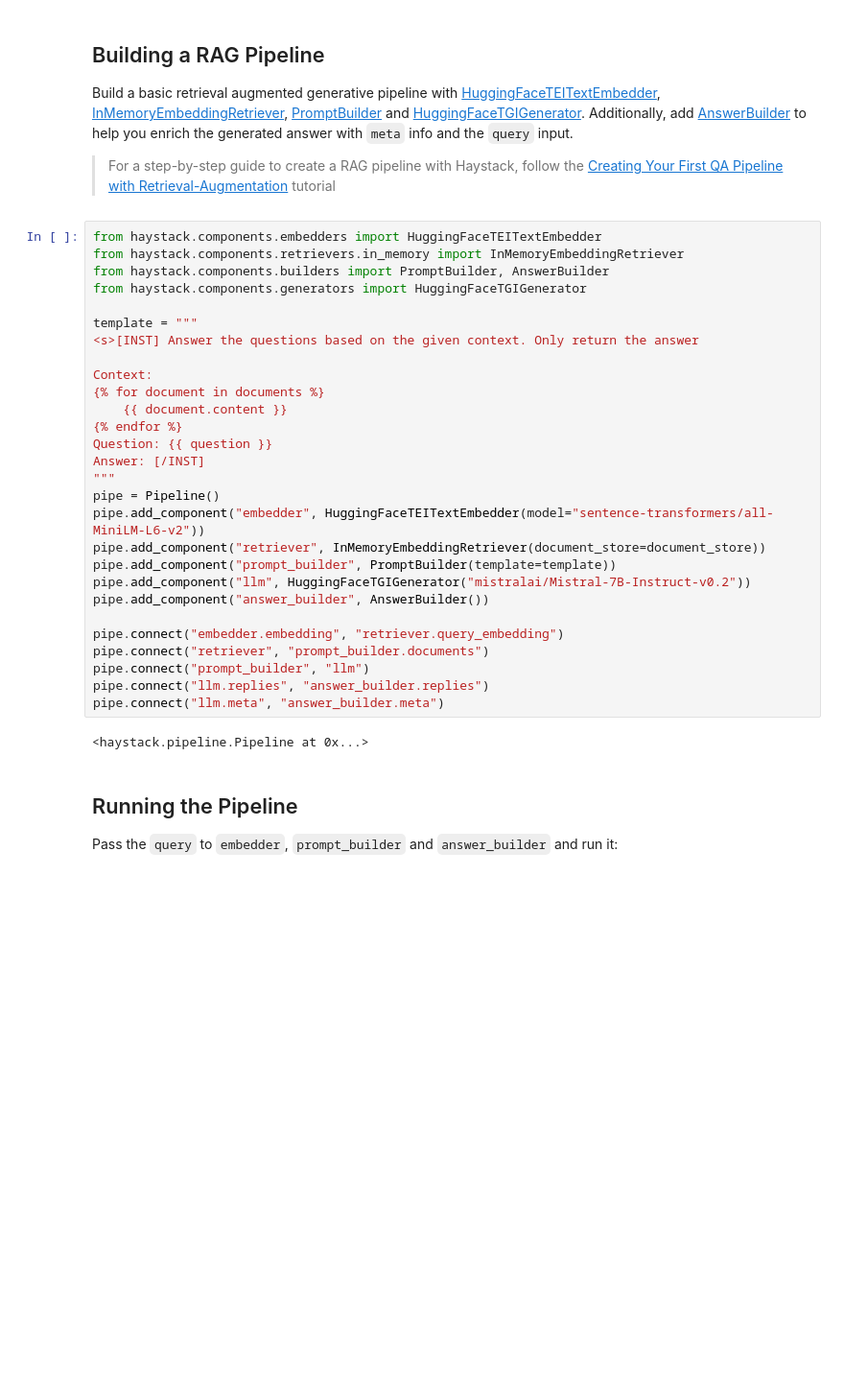
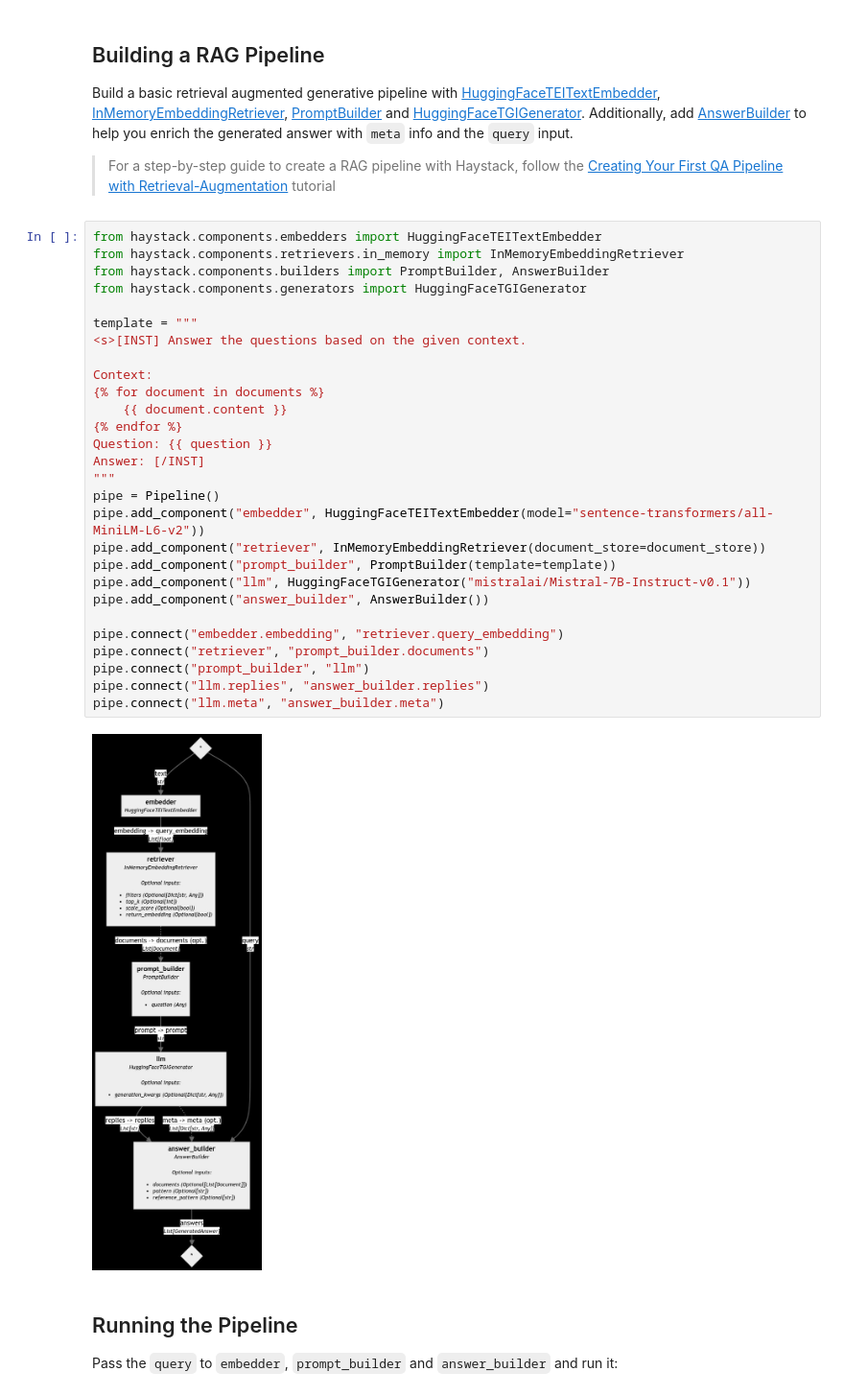
Before and after one commit to deepset-ai/haystack-tutorials, a Jupyter notebook: tutorials/37_Simplifying_Pipeline_Inputs_with_Multiplexer.ipynb, the cells around one changed output. Shown at 96% size. Saved outputs shown, nothing was run; the diff lists cells and outputs as text; blank space fills up the shorter version.

Commit message:
Change Mistral model name

```diff
--- a/tutorials/37_Simplifying_Pipeline_Inputs_with_Multiplexer.ipynb
+++ b/tutorials/37_Simplifying_Pipeline_Inputs_with_Multiplexer.ipynb
@@ -97,33 +112,33 @@ Build a basic retrieval augmented generative pipeline with [HuggingFaceTEITextEm
 # %%
 from haystack.components.embedders import HuggingFaceTEITextEmbedder
 from haystack.components.retrievers.in_memory import InMemoryEmbeddingRetriever
 from haystack.components.builders import PromptBuilder, AnswerBuilder
 from haystack.components.generators import HuggingFaceTGIGenerator
 
 template = """
-<s>[INST] Answer the questions based on the given context. Only return the answer
+<s>[INST] Answer the questions based on the given context.
 
 Context:
 {% for document in documents %}
     {{ document.content }}
 {% endfor %}
 Question: {{ question }}
 Answer: [/INST]
 """
 pipe = Pipeline()
 pipe.add_component("embedder", HuggingFaceTEITextEmbedder(model="sentence-transformers/all-MiniLM-L6-v2"))
 pipe.add_component("retriever", InMemoryEmbeddingRetriever(document_store=document_store))
 pipe.add_component("prompt_builder", PromptBuilder(template=template))
-pipe.add_component("llm", HuggingFaceTGIGenerator("mistralai/Mistral-7B-Instruct-v0.2"))
+pipe.add_component("llm", HuggingFaceTGIGenerator("mistralai/Mistral-7B-Instruct-v0.1"))
 pipe.add_component("answer_builder", AnswerBuilder())
 
 pipe.connect("embedder.embedding", "retriever.query_embedding")
 pipe.connect("retriever", "prompt_builder.documents")
 pipe.connect("prompt_builder", "llm")
 pipe.connect("llm.replies", "answer_builder.replies")
 pipe.connect("llm.meta", "answer_builder.meta")
 # %% [output]
-<haystack.pipeline.Pipeline at 0x...>
+[figure, added]
 # %% [markdown]
 ## Running the Pipeline
 Pass the `query` to `embedder`, `prompt_builder` and `answer_builder` and run it:
```
Also changed, not shown: parts of 8 cells of this notebook.
